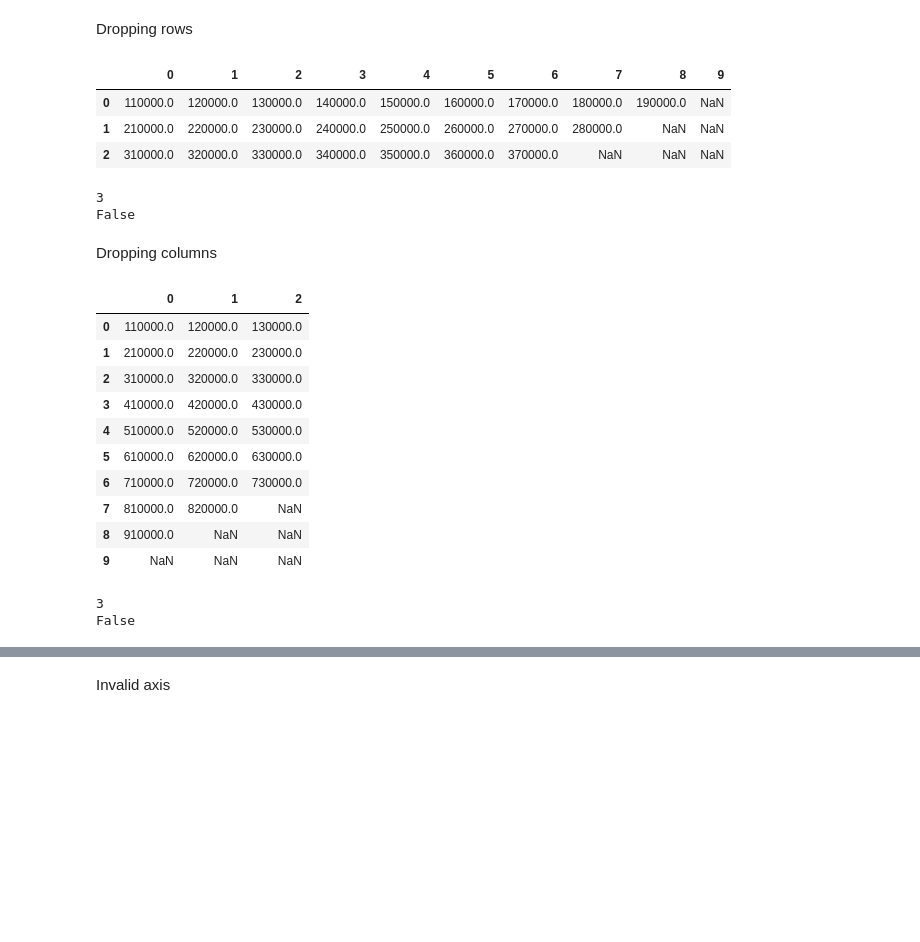
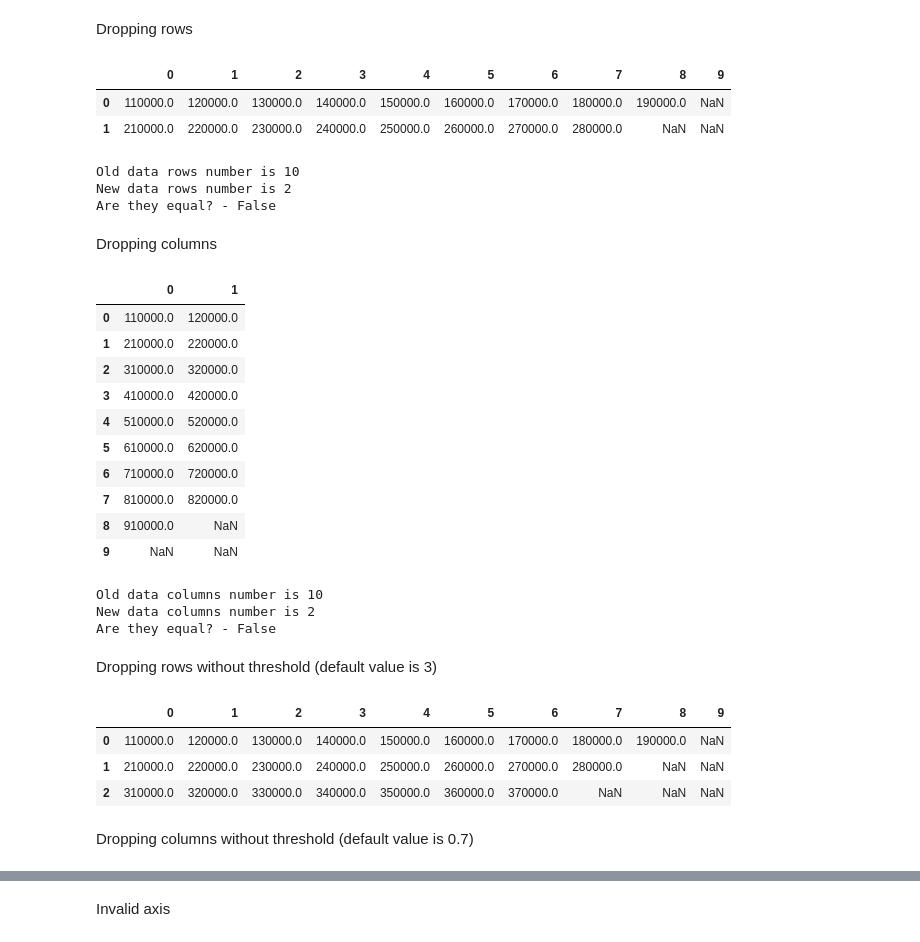
Before and after one commit to georgekovin/Portfolio, a Jupyter notebook: modules/data_cleaner/cleaner_test.ipynb, the cells around one changed output, grey strips where cells are left out. Drawn from its saved outputs; the diff is of its cells as text; code cells hidden in the pictures; blank space fills up the shorter version.

```diff
--- a/modules/data_cleaner/cleaner_test.ipynb
+++ b/modules/data_cleaner/cleaner_test.ipynb
@@ -39,43 +40,63 @@ data
 # %% [markdown]
 Dropping rows
 # %%
-rows_data = drop_data(data=data, axis='rows', threshold=3)
+rows_data = drop_data(data=data, axis='rows', threshold=2)
 
 rows_data
 # %% [output]
 |  | 0 | 1 | 2 | 3 | 4 | 5 | 6 | 7 | 8 | 9 |
 | 0 | 110000.0 | 120000.0 | 130000.0 | 140000.0 | 150000.0 | 160000.0 | 170000.0 | 180000.0 | 190000.0 | NaN |
 | 1 | 210000.0 | 220000.0 | 230000.0 | 240000.0 | 250000.0 | 260000.0 | 270000.0 | 280000.0 | NaN | NaN |
-| 2 | 310000.0 | 320000.0 | 330000.0 | 340000.0 | 350000.0 | 360000.0 | 370000.0 | NaN | NaN | NaN |
-# %%
-print(rows_data.shape[0]) # number of rows in new data
-
-print(rows_data.shape[0] == data.shape[0]) # it is not equal to old data's number of rows
-# %% [output]
-3
-False
+# %%
+drows_new = rows_data.shape[0]
+
+drows_old = data.shape[0]
+
+print(f"Old data rows number is {drows_old} \n"
+      f"New data rows number is {drows_new} \n"
+      f"Are they equal? - {drows_old == drows_new}")
+# %% [output]
+Old data rows number is 10
+New data rows number is 2
+Are they equal? - False
 # %% [markdown]
 Dropping columns
 # %%
-cols_data = drop_data(data=data, axis='cols', threshold=0.7)
+cols_data = drop_data(data=data, axis='cols', threshold=0.8)
 
 cols_data
 # %% [output]
-|  | 0 | 1 | 2 |
-| 0 | 110000.0 | 120000.0 | 130000.0 |
-| 1 | 210000.0 | 220000.0 | 230000.0 |
-| 2 | 310000.0 | 320000.0 | 330000.0 |
-| 3 | 410000.0 | 420000.0 | 430000.0 |
-| 4 | 510000.0 | 520000.0 | 530000.0 |
-| 5 | 610000.0 | 620000.0 | 630000.0 |
-| 6 | 710000.0 | 720000.0 | 730000.0 |
-| 7 | 810000.0 | 820000.0 | NaN |
-| 8 | 910000.0 | NaN | NaN |
-| 9 | NaN | NaN | NaN |
+|  | 0 | 1 |
+| 0 | 110000.0 | 120000.0 |
+| 1 | 210000.0 | 220000.0 |
+| 2 | 310000.0 | 320000.0 |
+| 3 | 410000.0 | 420000.0 |
+| 4 | 510000.0 | 520000.0 |
+| 5 | 610000.0 | 620000.0 |
+| 6 | 710000.0 | 720000.0 |
+| 7 | 810000.0 | 820000.0 |
+| 8 | 910000.0 | NaN |
+| 9 | NaN | NaN |
-# %%
-print(cols_data.shape[1]) # number of columns in new data
-
-print(cols_data.shape[1] == data.shape[1]) # it is not equal to old data's number of columns
-# %% [output]
-3
-False
+# %%
+dcols_new = cols_data.shape[1]
+
+dcols_old = data.shape[1]
+
+print(f"Old data columns number is {dcols_old} \n"
+      f"New data columns number is {dcols_new} \n"
+      f"Are they equal? - {dcols_old == dcols_new}")
+# %% [output]
+Old data columns number is 10
+New data columns number is 2
+Are they equal? - False
+# %% [markdown]
+Dropping rows without threshold (default value is 3)
+# %%
+drop_data(data=data, axis='rows')
+# %% [output]
+|  | 0 | 1 | 2 | 3 | 4 | 5 | 6 | 7 | 8 | 9 |
+| 0 | 110000.0 | 120000.0 | 130000.0 | 140000.0 | 150000.0 | 160000.0 | 170000.0 | 180000.0 | 190000.0 | NaN |
+| 1 | 210000.0 | 220000.0 | 230000.0 | 240000.0 | 250000.0 | 260000.0 | 270000.0 | 280000.0 | NaN | NaN |
+| 2 | 310000.0 | 320000.0 | 330000.0 | 340000.0 | 350000.0 | 360000.0 | 370000.0 | NaN | NaN | NaN |
+# %% [markdown]
+Dropping columns without threshold (default value is 0.7)
```
Also changed, not shown: parts of 44 cells of this notebook, 2 other files.
